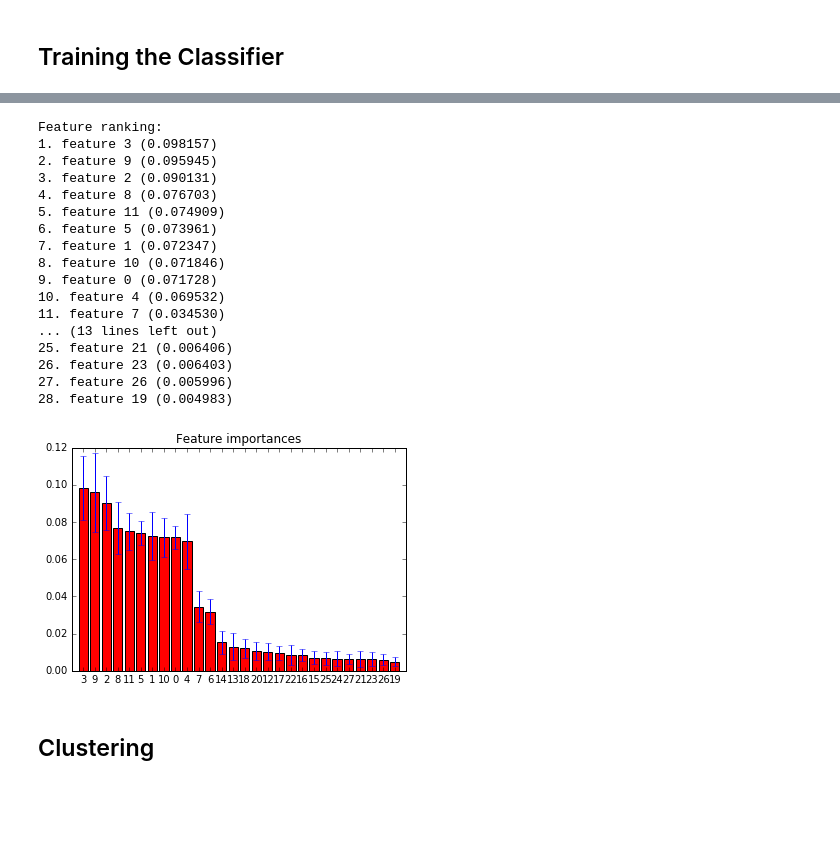
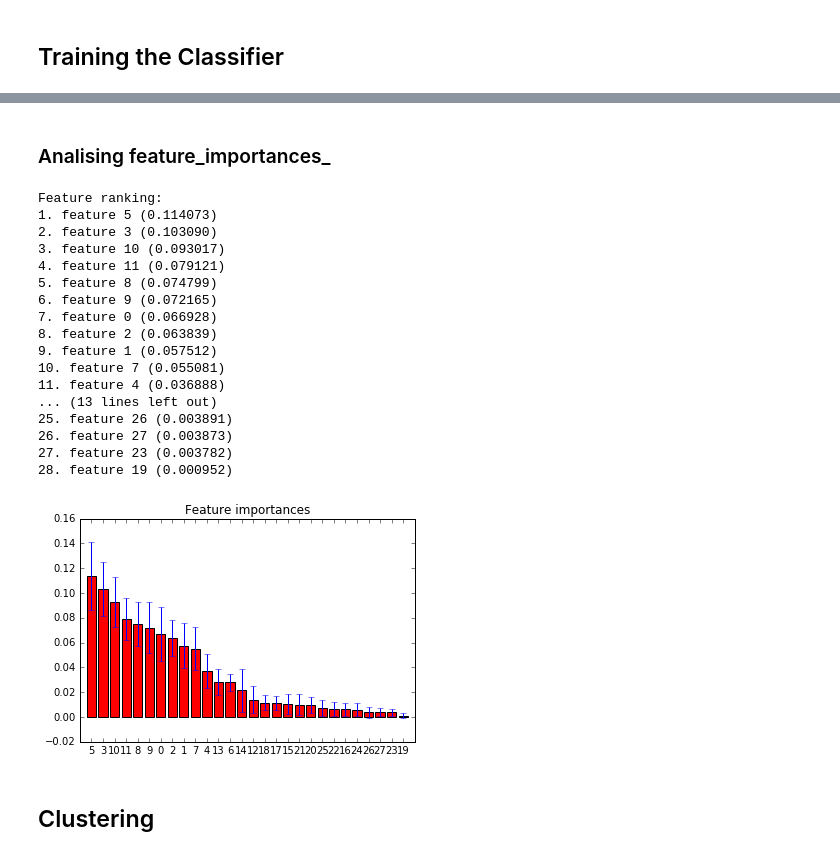
Before and after one commit to Symsystem/adaepflHomework, a Jupyter notebook: 04 - Applied ML/04 - Applied ML.ipynb, the cells around one changed output, grey strips where cells are left out. Drawn from its saved outputs; the diff is of its cells as text; code cells hidden in the pictures; blank space fills up the shorter version.

```diff
--- a/04 - Applied ML/04 - Applied ML.ipynb
+++ b/04 - Applied ML/04 - Applied ML.ipynb
@@ -240,49 +264,48 @@ plt.show()
+# %% [markdown]
+### Analising feature\_importances\_
 # %%
-## features importance :
+# build a random forest and compute the feature importances
+optimal_n_estimators = 10
+optimal_max_depth = 10
 
-# Build a forest and compute the feature importances
+clf = RandomForestClassifier(n_estimators=optimal_n_estimators, criterion='entropy', max_depth=optimal_max_depth)
+clf = clf.fit(X, Y)
 
-optimalNumberOfEstimators = 10 ### fill it !
-
-clf = RandomForestClassifier(n_estimators=optimalNumberOfEstimators)
-clf = clf.fit(X, Y)
 importances = clf.feature_importances_
-std = np.std([tree.feature_importances_ for tree in clf.estimators_],
-             axis=0)
+std = np.std([tree.feature_importances_ for tree in clf.estimators_], axis=0)
 indices = np.argsort(importances)[::-1]
 
-# Print the feature ranking
+# print the feature ranking
 print("Feature ranking:")
 
 for f in range(X.shape[1]):
     print("%d. feature %d (%f)" % (f + 1, indices[f], importances[indices[f]]))
 
-# Plot the feature importances of the forest
+# plot the feature importances of the random forest
 plt.figure()
 plt.title("Feature importances")
-plt.bar(range(X.shape[1]), importances[indices],
-       color="r", yerr=std[indices], align="center")
+plt.bar(range(X.shape[1]), importances[indices], color="r", yerr=std[indices], align="center")
 plt.xticks(range(X.shape[1]), indices)
 plt.xlim([-1, X.shape[1]])
 plt.show()
 # %% [output]
 Feature ranking:
-1. feature 3 (0.098157)
-2. feature 9 (0.095945)
-3. feature 2 (0.090131)
-4. feature 8 (0.076703)
-5. feature 11 (0.074909)
-6. feature 5 (0.073961)
-7. feature 1 (0.072347)
-8. feature 10 (0.071846)
-9. feature 0 (0.071728)
-10. feature 4 (0.069532)
-11. feature 7 (0.034530)
+1. feature 5 (0.114073)
+2. feature 3 (0.103090)
+3. feature 10 (0.093017)
+4. feature 11 (0.079121)
+5. feature 8 (0.074799)
+6. feature 9 (0.072165)
+7. feature 0 (0.066928)
+8. feature 2 (0.063839)
+9. feature 1 (0.057512)
+10. feature 7 (0.055081)
+11. feature 4 (0.036888)
 ... (13 lines left out)
-25. feature 21 (0.006406)
-26. feature 23 (0.006403)
-27. feature 26 (0.005996)
-28. feature 19 (0.004983)
+25. feature 26 (0.003891)
+26. feature 27 (0.003873)
+27. feature 23 (0.003782)
+28. feature 19 (0.000952)
-[figure, old version]
+[figure, new version]
 # %% [markdown]
 ## Clustering
```
Also changed, not shown: parts of 11 cells of this notebook.
